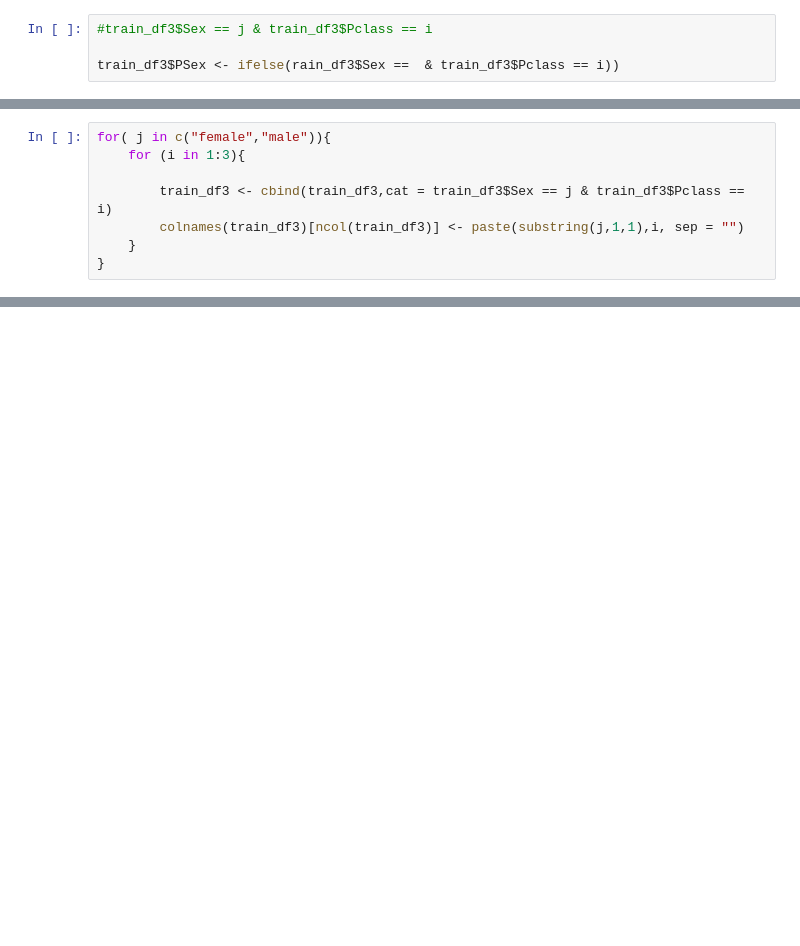
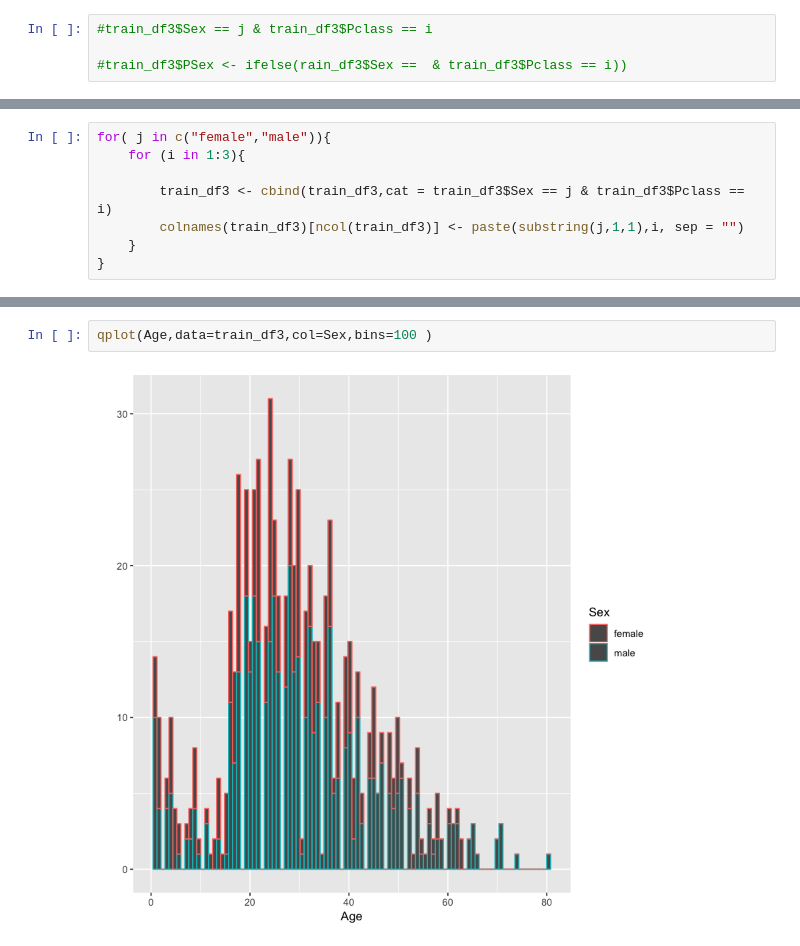
Before and after one commit to bjKim2/R, a Jupyter notebook: 23. 타이타닉 데이터를 활용한 탑승자의 생사여부 예측.ipynb, the cells around one changed output, grey strips where cells are left out. Cells and saved outputs as stored; diff of their text form; blank space fills up the shorter version.

```diff
--- a/23. 타이타닉 데이터를 활용한 탑승자의 생사여부 예측.ipynb
+++ b/23. 타이타닉 데이터를 활용한 탑승자의 생사여부 예측.ipynb
@@ -1888,4 +1915,4 @@ train_df3 <- train_df
 # %%
 #train_df3$Sex == j & train_df3$Pclass == i
 
-train_df3$PSex <- ifelse(rain_df3$Sex ==  & train_df3$Pclass == i))
+#train_df3$PSex <- ifelse(rain_df3$Sex ==  & train_df3$Pclass == i))
@@ -1914,0 +1951,4 @@ qplot(Age,Sex ,data=train_df3 , colour=Survived )
+# %%
+qplot(Age,data=train_df3,col=Sex,bins=100 )
+# %% [output]
+[figure, added]
```
Also changed, not shown: parts of 39 cells of this notebook, 7 other files.
